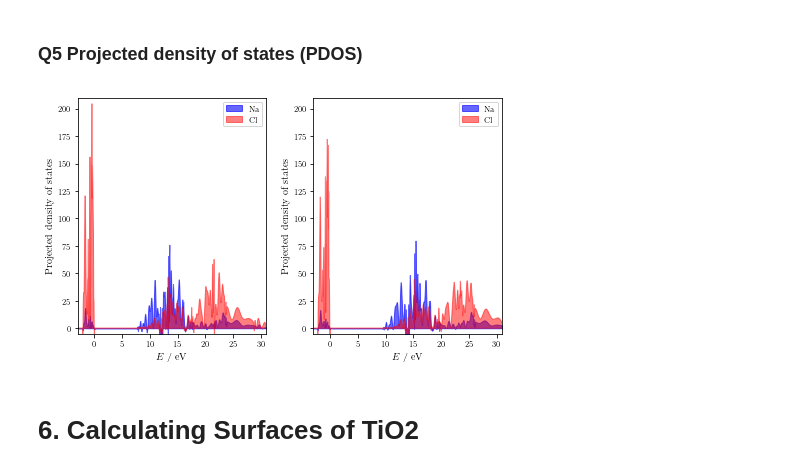
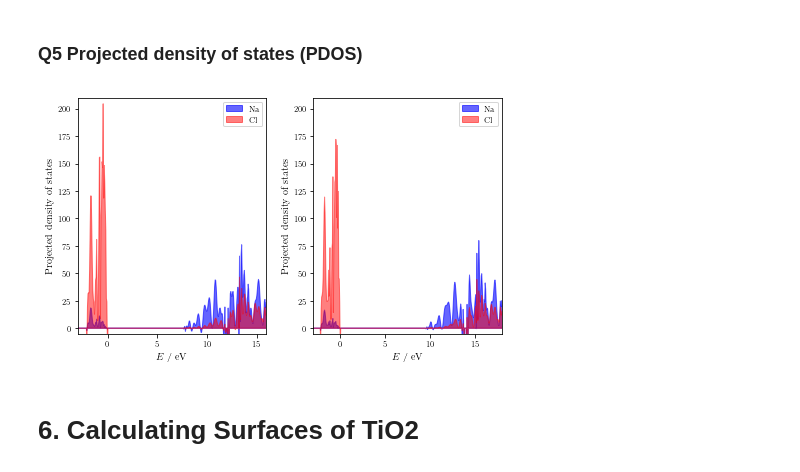
Before and after one commit to tomfroembgen/WP12, a Jupyter notebook: 3_bredow/wp12_3.ipynb, the cells around one changed output. Saved outputs shown, nothing was run; the diff lists cells and outputs as text; code cells hidden in the pictures.

```diff
--- a/3_bredow/wp12_3.ipynb
+++ b/3_bredow/wp12_3.ipynb
@@ -257,36 +257,36 @@ opt = pd.read_csv("./ex1/dos/optimal/DOSS.DAT", delim_whitespace=True)
 
 num_vert_plots = 1
 num_hor_plots = 2
 fig, ax = plt.subplots(num_vert_plots, num_hor_plots, figsize=(fig_width, fig_height))
 
 x_std = std["EFERMI(Eh)"] * eh2ev
 x_opt = opt["EFERMI(Eh)"] * eh2ev
 names = ["Na", "Cl"]
 colors = ["b", "r"]
 alphas = [0.6, 0.5]
 for i, name in enumerate(names):
       y = std[name]
       ax[0].fill_between(x_std, y, color=colors[i], alpha=alphas[i], label=names[i])
       ax[0].set_xlabel(r"$E$ / eV")
       ax[0].set_ylabel(r"Projected density of states")
-      ax[0].set_xlim(-3,31)
+      ax[0].set_xlim(-3,16)
       ax[0].set_ylim(-5,210)
       ax[0].legend(loc="best", fancybox=True)
 
 for i, name in enumerate(names):
       y = opt[name]
       ax[1].fill_between(x_opt, y, color=colors[i], alpha=alphas[i], label=names[i])
       ax[1].set_xlabel(r"$E$ / eV")
       ax[1].set_ylabel(r"Projected density of states")
-      ax[1].set_xlim(-3,31)
+      ax[1].set_xlim(-3,18)
       ax[1].set_ylim(-5,210)
       ax[1].legend(loc="best", fancybox=True)
 
 fig.tight_layout()
 save_plot_as_pgf(fig, "protocol/Graphen/pdos.pgf")
 plt.show()
 # %% [output]
-[figure, old version]
+[figure, new version]
 # %% [markdown]
 # 6. Calculating Surfaces of TiO2
 # %% [markdown]
```
Also changed, not shown: parts of 2 cells of this notebook, 16 other files.
